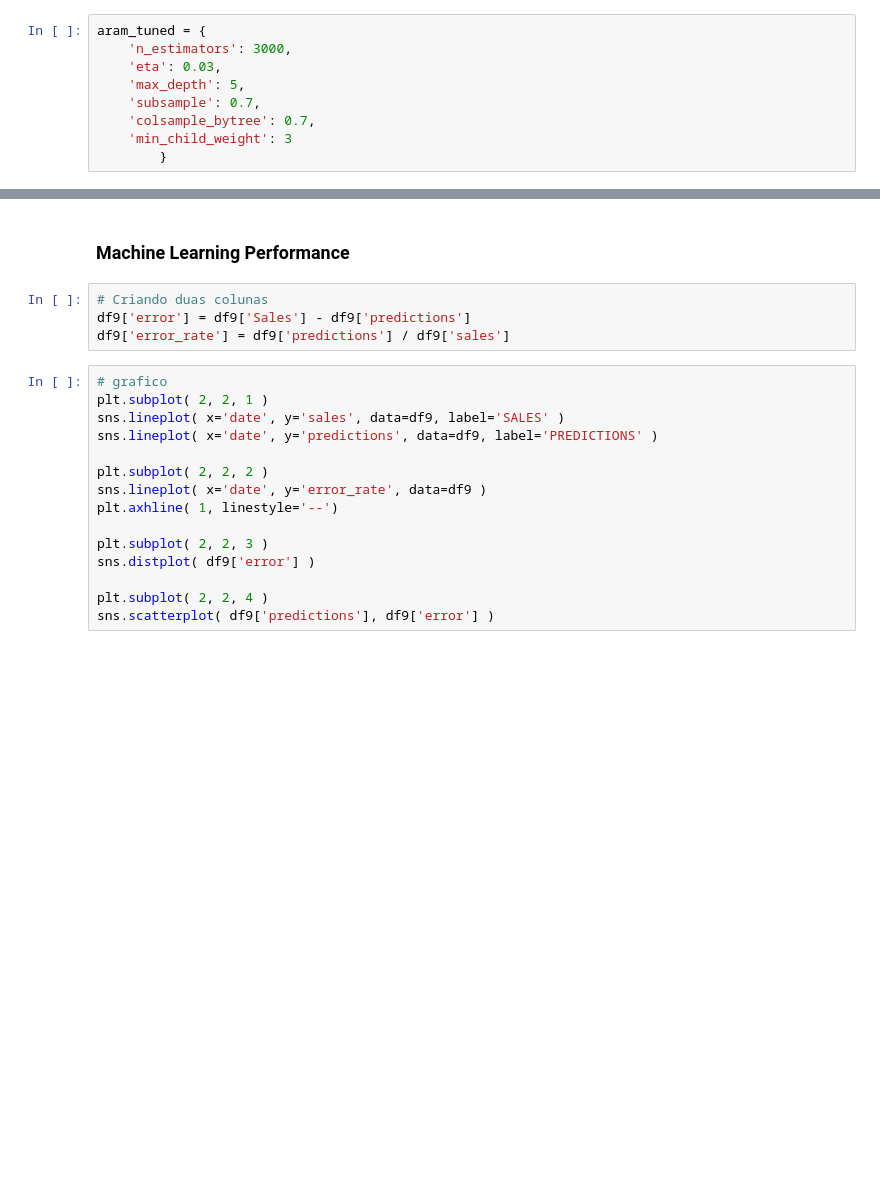
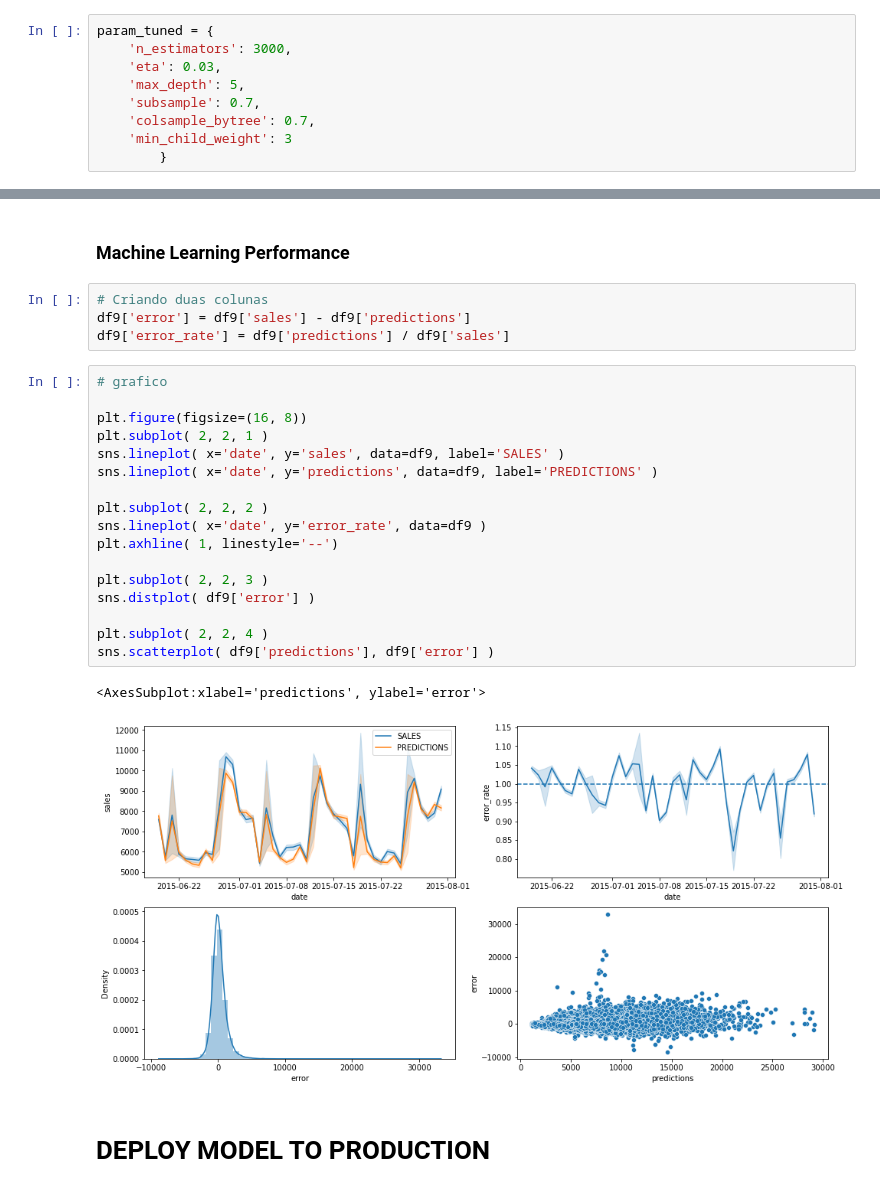
Before and after one commit to daianeklein/rossmann-store, a Jupyter notebook: Modulos/m05_v02_store_sales_prediction.ipynb, the cells around one changed output, grey strips where cells are left out. Drawn from its saved outputs; the diff is of its cells as text; blank space fills up the shorter version.

Commit message:
update rossmann project - ML models

```diff
--- a/Modulos/m05_v02_store_sales_prediction.ipynb
+++ b/Modulos/m05_v02_store_sales_prediction.ipynb
@@ -1352,7 +1346,7 @@ MAX_EVAL = 10
 # %% [markdown]
 ## Final Model
 # %%
-aram_tuned = {
+param_tuned = {
     'n_estimators': 3000,
     'eta': 0.03,
     'max_depth': 5,
@@ -1433,20 +1468,27 @@ df93
 ### Machine Learning Performance
 # %%
 # Criando duas colunas
-df9['error'] = df9['Sales'] - df9['predictions']
+df9['error'] = df9['sales'] - df9['predictions']
 df9['error_rate'] = df9['predictions'] / df9['sales']
 # %%
 # grafico
+
+plt.figure(figsize=(16, 8))
 plt.subplot( 2, 2, 1 )
 sns.lineplot( x='date', y='sales', data=df9, label='SALES' )
 sns.lineplot( x='date', y='predictions', data=df9, label='PREDICTIONS' )
 
 plt.subplot( 2, 2, 2 )
 sns.lineplot( x='date', y='error_rate', data=df9 )
 plt.axhline( 1, linestyle='--')
 
 plt.subplot( 2, 2, 3 )
 sns.distplot( df9['error'] )
 
 plt.subplot( 2, 2, 4 )
 sns.scatterplot( df9['predictions'], df9['error'] )
+# %% [output]
+<AxesSubplot:xlabel='predictions', ylabel='error'>
+[figure, added]
+# %% [markdown]
+# DEPLOY MODEL TO PRODUCTION
```
Also changed, not shown: parts of 17 cells of this notebook.
